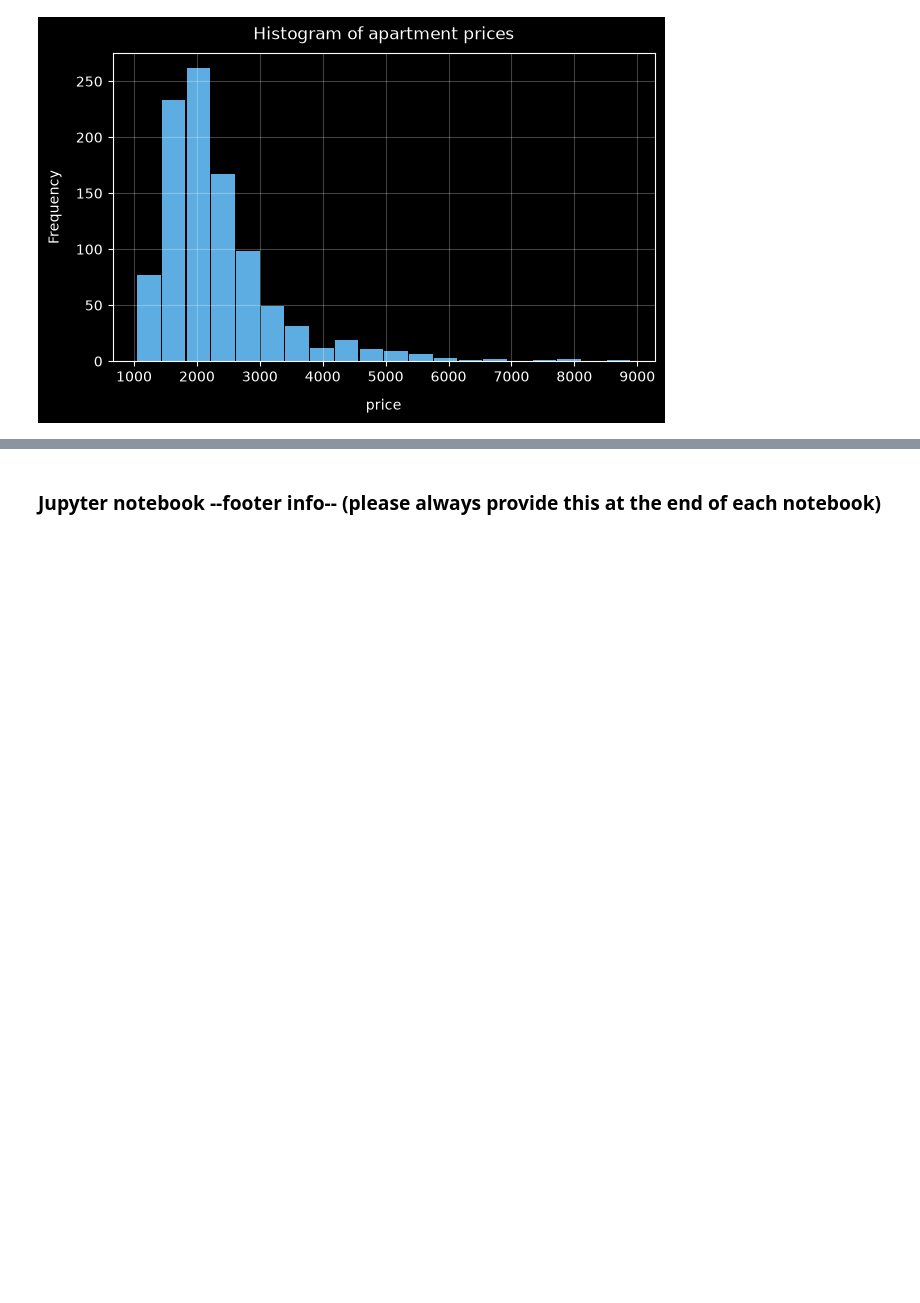
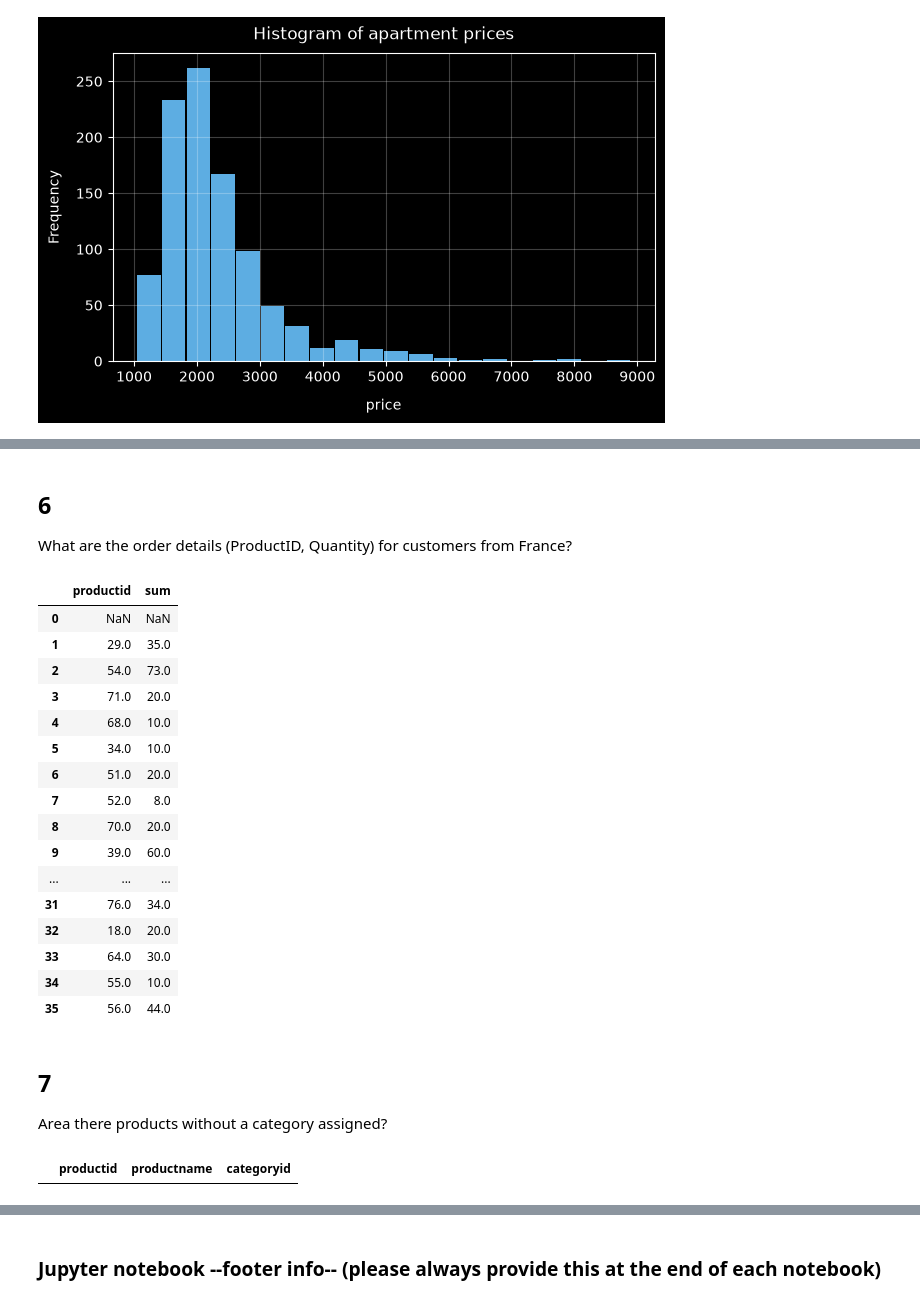
Before and after one commit to simonschmid30/python_postgresql_pgadmin, a Jupyter notebook: postgres_apartment_data.ipynb, the cells around one changed output, grey strips where cells are left out. Saved outputs shown, nothing was run; the diff lists cells and outputs as text; code cells hidden in the pictures; blank space fills up the shorter version.

```diff
--- a/postgres_apartment_data.ipynb
+++ b/postgres_apartment_data.ipynb
@@ -223,0 +344,65 @@ DatabaseError: Execution failed on sql 'SELECT
+# %% [markdown]
+## 6
+
+What are the order details (ProductID, Quantity) for customers from France?
+# %%
+# Create SQLAlchemy Engine
+engine = create_engine(db_connection_url)
+
+# Write data to table
+df_sub = pd.read_sql_query('''SELECT
+                                od.productid, SUM(od.quantity)
+                              FROM customers c
+                              LEFT JOIN orders o ON o.customerid = c.customerid
+                              LEFT JOIN orderdetails od ON od.orderid = o.orderid
+                              WHERE c.country = 'France'
+                              GROUP BY od.productid;''',
+                          con=engine)
+
+# Dispose the engine
+engine.dispose()
+
+# Show the data
+df_sub
+# %% [output]
+|  | productid | sum |
+| 0 | NaN | NaN |
+| 1 | 29.0 | 35.0 |
+| 2 | 54.0 | 73.0 |
+| 3 | 71.0 | 20.0 |
+| 4 | 68.0 | 10.0 |
+| 5 | 34.0 | 10.0 |
+| 6 | 51.0 | 20.0 |
+| 7 | 52.0 | 8.0 |
+| 8 | 70.0 | 20.0 |
+| 9 | 39.0 | 60.0 |
+| ... | ... | ... |
+| 31 | 76.0 | 34.0 |
+| 32 | 18.0 | 20.0 |
+| 33 | 64.0 | 30.0 |
+| 34 | 55.0 | 10.0 |
+| 35 | 56.0 | 44.0 |
+# %% [markdown]
+## 7
+
+Area there products without a category assigned?
+# %%
+# Create SQLAlchemy Engine
+engine = create_engine(db_connection_url)
+
+# Write data to table
+df_sub = pd.read_sql_query('''SELECT
+    ProductID,
+    ProductName,
+    CategoryID
+FROM Products
+WHERE CategoryID IS NULL;''',
+                          con=engine)
+
+# Dispose the engine
+engine.dispose()
+
+# Show the data
+df_sub
+# %% [output]
+|  | productid | productname | categoryid |
```
Also changed, not shown: parts of 34 cells of this notebook.
